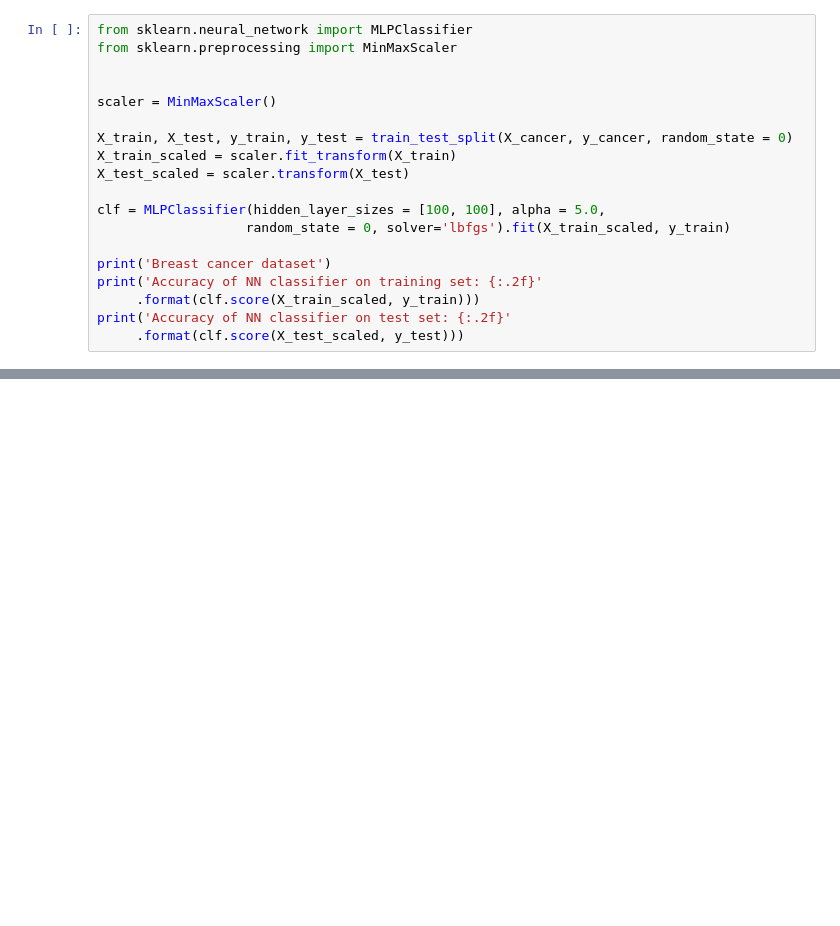
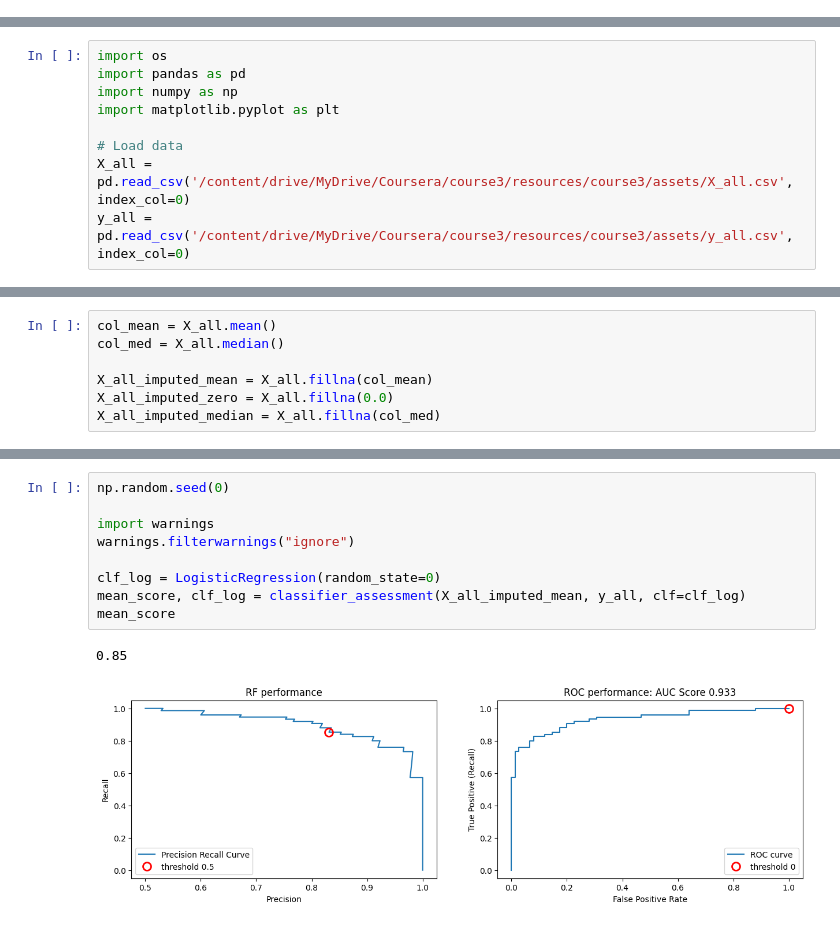
Before and after one commit to Sahel-Eskandar/Applied-ML, a Jupyter notebook: Applied_Machine_Learning_Module_4.ipynb, the cells around one changed output, grey strips where cells are left out. Drawn from its saved outputs; the diff is of its cells as text; blank space fills up the shorter version.

```diff
--- a/Applied_Machine_Learning_Module_4.ipynb
+++ b/Applied_Machine_Learning_Module_4.ipynb
@@ -480,19 +2,0 @@ Increase the number of iterations (max_iter) or scale the data as shown in:
-# %%
-from sklearn.neural_network import MLPClassifier
-from sklearn.preprocessing import MinMaxScaler
-
-
-scaler = MinMaxScaler()
-
-X_train, X_test, y_train, y_test = train_test_split(X_cancer, y_cancer, random_state = 0)
-X_train_scaled = scaler.fit_transform(X_train)
-X_test_scaled = scaler.transform(X_test)
-
-clf = MLPClassifier(hidden_layer_sizes = [100, 100], alpha = 5.0,
-                   random_state = 0, solver='lbfgs').fit(X_train_scaled, y_train)
-
-print('Breast cancer dataset')
-print('Accuracy of NN classifier on training set: {:.2f}'
-     .format(clf.score(X_train_scaled, y_train)))
-print('Accuracy of NN classifier on test set: {:.2f}'
-     .format(clf.score(X_test_scaled, y_test)))
@@ -502,0 +46,9 @@ Accuracy of NN classifier on test set: 0.97
+# %%
+import os
+import pandas as pd
+import numpy as np
+import matplotlib.pyplot as plt
+
+# Load data
+X_all = pd.read_csv('/content/drive/MyDrive/Coursera/course3/resources/course3/assets/X_all.csv', index_col=0)
+y_all = pd.read_csv('/content/drive/MyDrive/Coursera/course3/resources/course3/assets/y_all.csv', index_col=0)
@@ -502,0 +92,7 @@ Accuracy of NN classifier on test set: 0.97
+# %%
+col_mean = X_all.mean()
+col_med = X_all.median()
+
+X_all_imputed_mean = X_all.fillna(col_mean)
+X_all_imputed_zero = X_all.fillna(0.0)
+X_all_imputed_median = X_all.fillna(col_med)
@@ -502,0 +183,12 @@ Accuracy of NN classifier on test set: 0.97
+# %%
+np.random.seed(0)
+
+import warnings
+warnings.filterwarnings("ignore")
+
+clf_log = LogisticRegression(random_state=0)
+mean_score, clf_log = classifier_assessment(X_all_imputed_mean, y_all, clf=clf_log)
+mean_score
+# %% [output]
+0.85
+[figure, added]
```
Also changed, not shown: parts of 96 cells of this notebook.
